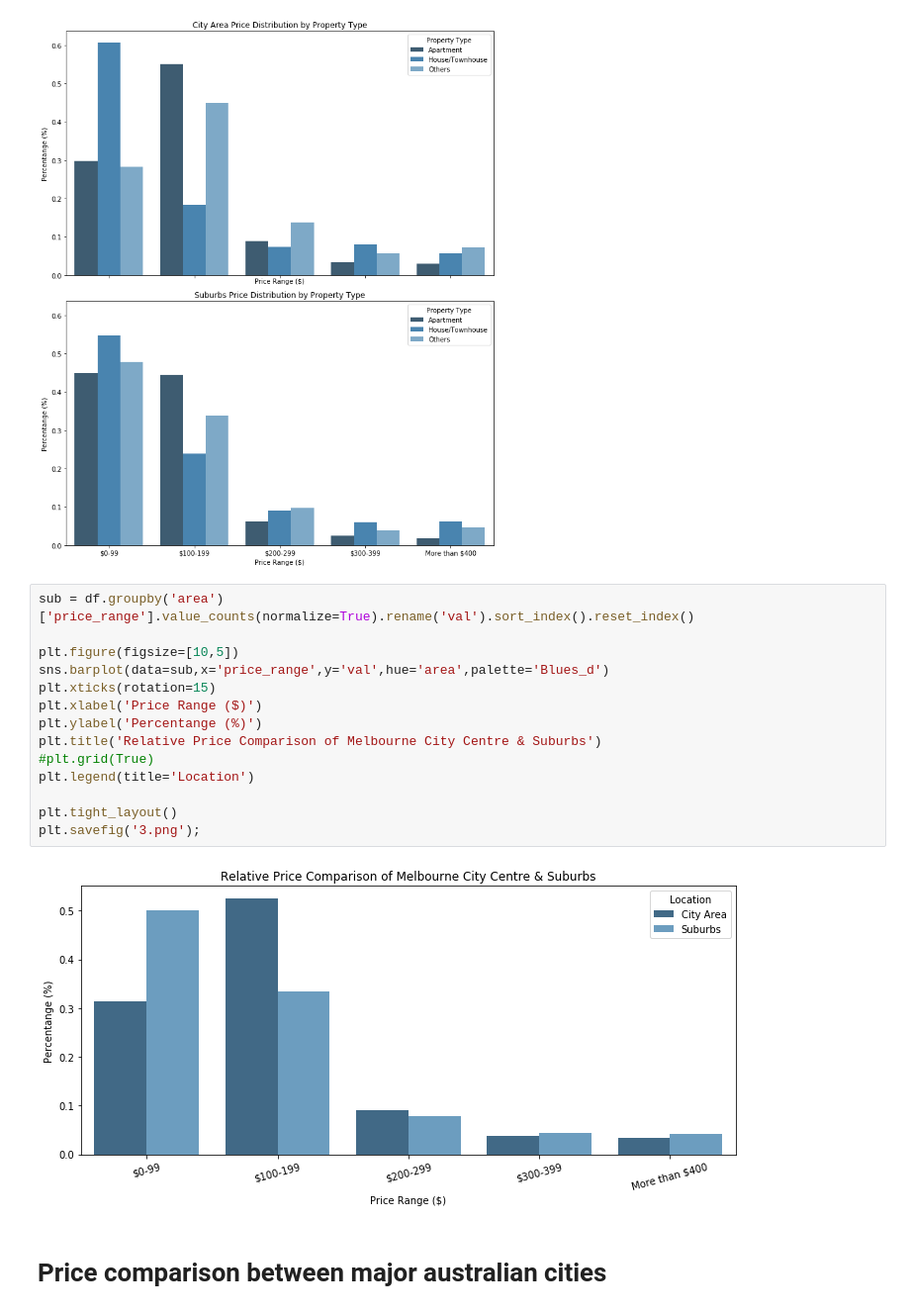
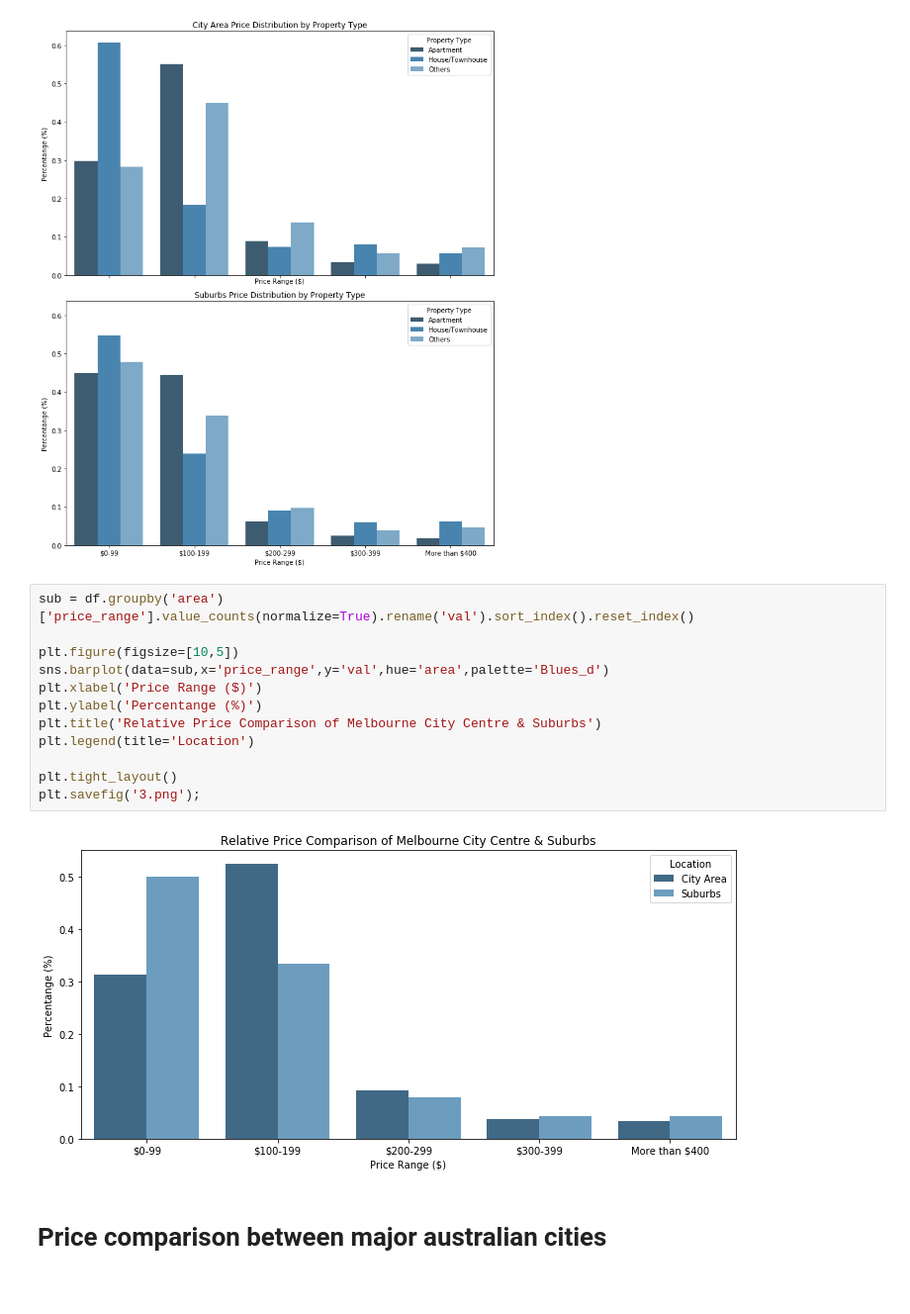
Before and after one commit to devmx00/melbourne-airbnb, a Jupyter notebook: melbourne_airbnb.ipynb, the cells around one changed output. Shown at 99% size. Saved outputs shown, nothing was run; the diff lists cells and outputs as text.

```diff
--- a/melbourne_airbnb.ipynb
+++ b/melbourne_airbnb.ipynb
@@ -124,19 +124,17 @@ plt.savefig('2.png')
 # %%
 sub = df.groupby('area')['price_range'].value_counts(normalize=True).rename('val').sort_index().reset_index()
 
 plt.figure(figsize=[10,5])
 sns.barplot(data=sub,x='price_range',y='val',hue='area',palette='Blues_d')
-plt.xticks(rotation=15)
 plt.xlabel('Price Range ($)')
 plt.ylabel('Percentange (%)')
 plt.title('Relative Price Comparison of Melbourne City Centre & Suburbs')
-#plt.grid(True)
 plt.legend(title='Location')
 
 plt.tight_layout()
 plt.savefig('3.png');
 # %% [output]
-[figure, old version]
+[figure, new version]
 # %% [markdown]
 # Price comparison between major australian cities
 # %%
```
Also changed, not shown: 1 other file.
